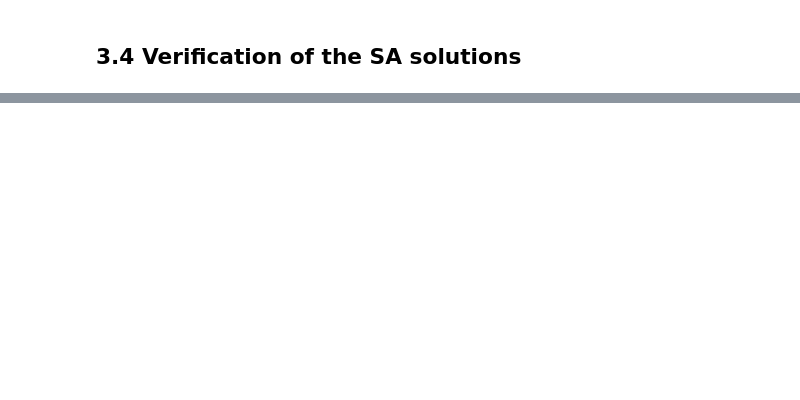
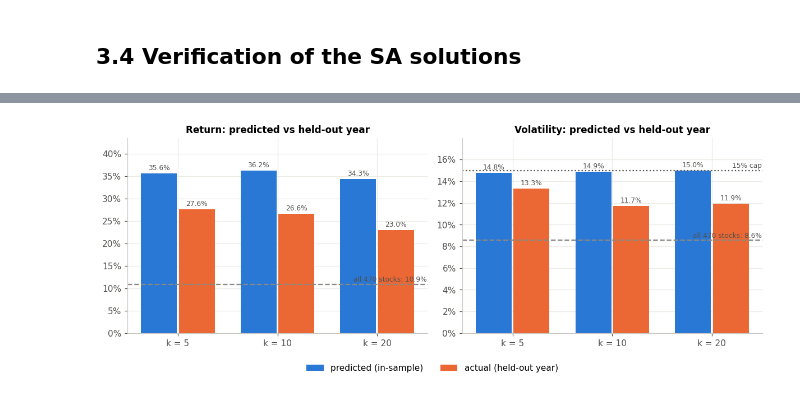
Before and after one commit to manoj1995madushanka/IT-5082-assignment, a Jupyter notebook: notebooks/portfolio_selection_simulated_annealing.ipynb, the cells around one changed output, grey strips where cells are left out. Saved outputs shown, nothing was run; the diff lists cells and outputs as text; code cells hidden in the pictures; blank space fills up the shorter version.

```diff
--- a/notebooks/portfolio_selection_simulated_annealing.ipynb
+++ b/notebooks/portfolio_selection_simulated_annealing.ipynb
@@ -534,0 +557,25 @@ print(f"   SA reached f* in {(gap < 1e-9).sum()}/{N_SEEDS} runs; optimality gap
+# %%
+fig, axes = plt.subplots(1, 2, figsize=(11, 4.2))
+x, w = np.arange(len(holdout)), 0.36
+for ax, (pred, act, title, ref) in zip(axes, [
+        ("pred_ret", "act_ret", "Return: predicted vs held-out year", mkt_ret),
+        ("pred_vol", "act_vol", "Volatility: predicted vs held-out year", mkt_vol)]):
+    b1 = ax.bar(x - w / 2 - 0.01, holdout[pred], w, color=C["blue"], label="predicted (in-sample)")
+    b2 = ax.bar(x + w / 2 + 0.01, holdout[act], w, color=C["orange"], label="actual (held-out year)")
+    ax.bar_label(b1, labels=[f"{v:.1%}" for v in holdout[pred]], fontsize=8, color=C["ink2"], padding=2)
+    ax.bar_label(b2, labels=[f"{v:.1%}" for v in holdout[act]], fontsize=8, color=C["ink2"], padding=2)
+    ax.axhline(ref, color=C["gray"], ls="--", lw=1.5)
+    ax.annotate(f"all {N} stocks: {ref:.1%}", (x[-1] + 0.5, ref), xytext=(0, 3), textcoords="offset points",
+                ha="right", fontsize=8, color=C["ink2"])
+    ax.set_xticks(x, [f"k = {k}" for k in holdout["k"]])
+    ax.set_axisbelow(True)
+    ax.set_ylim(0, max(holdout[pred].max(), holdout[act].max()) * 1.2)
+    ax.yaxis.set_major_formatter(plt.FuncFormatter(lambda v, _: f"{v:.0%}"))
+    ax.set_title(title)
+axes[1].axhline(RISK_CAP, color=C["ink2"], ls=":", lw=1.5)
+axes[1].annotate("15% cap", (x[-1] + 0.5, RISK_CAP), xytext=(0, 3), textcoords="offset points",
+                 ha="right", fontsize=8, color=C["ink2"])
+fig.legend(*axes[0].get_legend_handles_labels(), loc="lower center", ncol=2, bbox_to_anchor=(0.5, -0.02))
+plt.tight_layout(rect=(0, 0.07, 1, 1)); plt.show()
+# %% [output]
+[figure, added]
```
Also changed, not shown: parts of 9 cells of this notebook.
